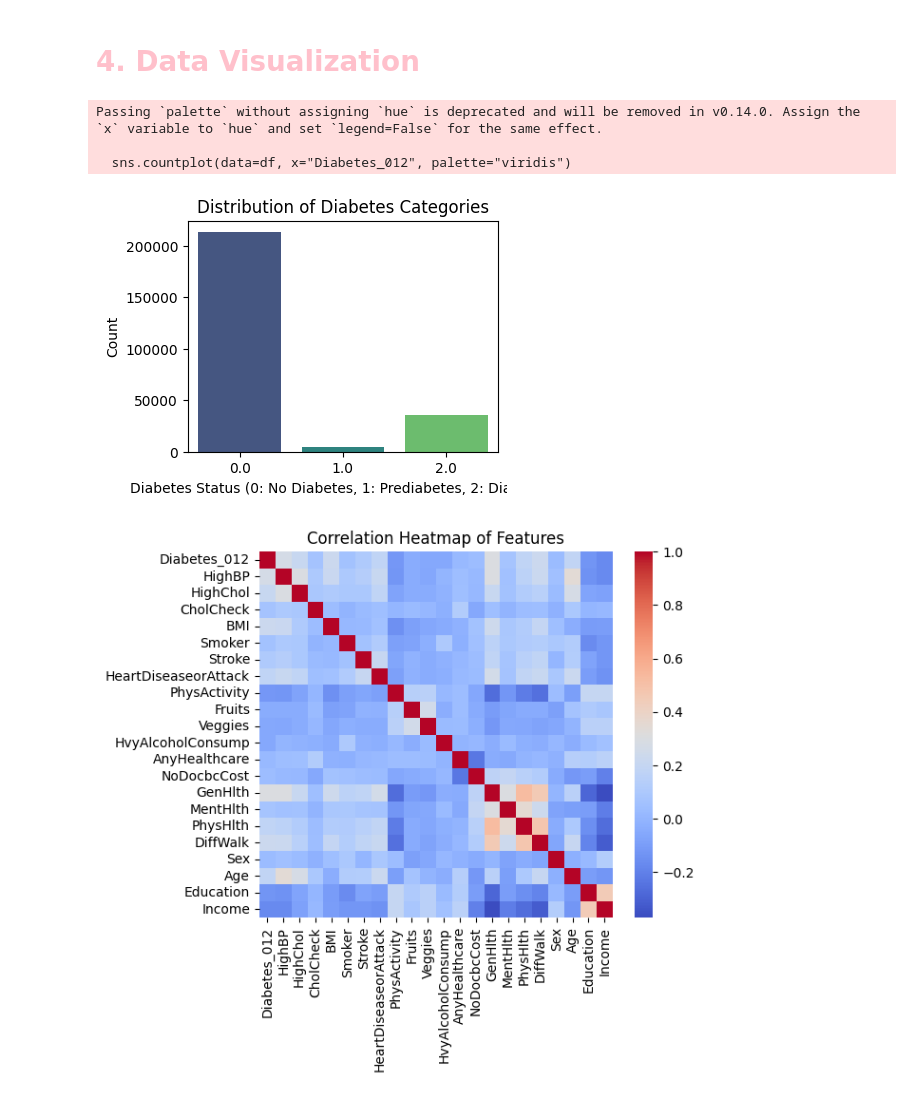
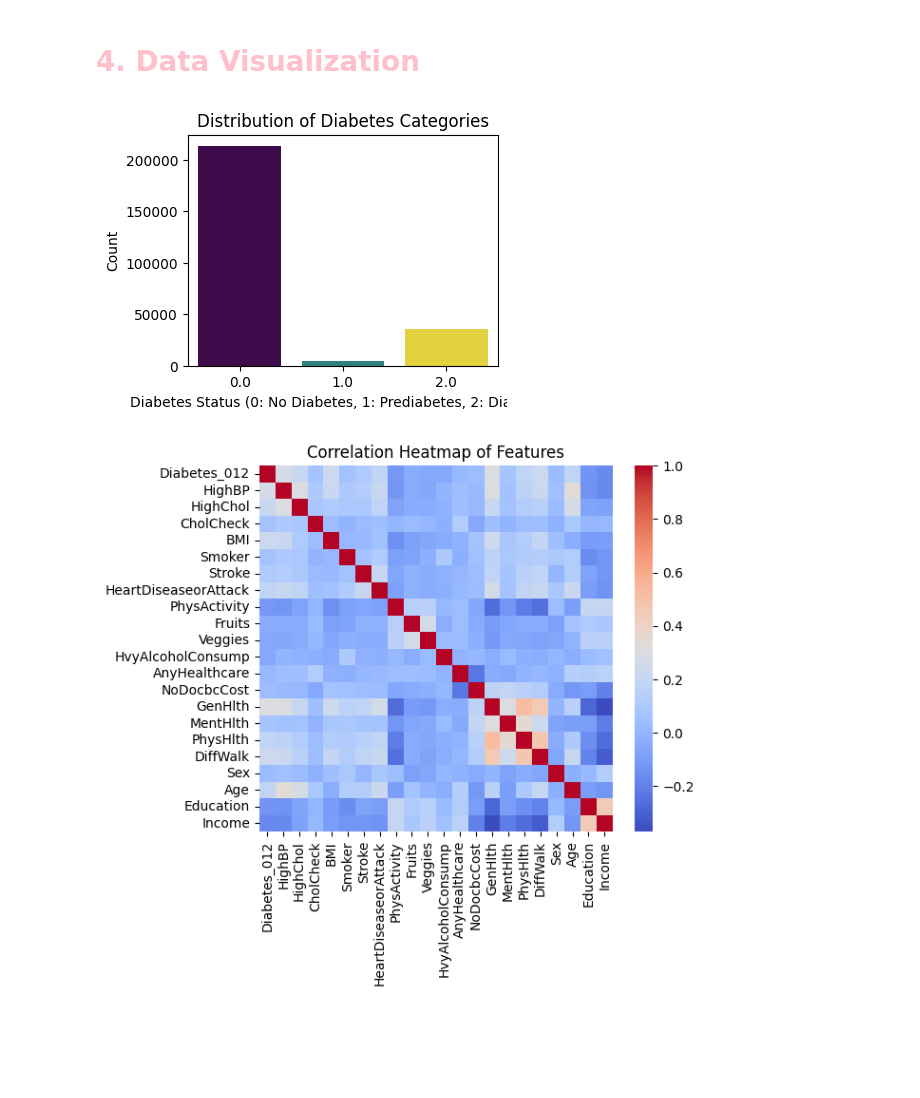
Before and after one commit to Anndischeh/Introduction-to-AI-Coursework, a Jupyter notebook: diabetes_data_analysis_and_modeling.ipynb, the cells around one changed output. Saved outputs shown, nothing was run; the diff lists cells and outputs as text; code cells hidden in the pictures; blank space fills up the shorter version.

Commit message:
Updated analysis and modeling in diabetes_data_analysis_and_modeling.ipynb

```diff
--- a/diabetes_data_analysis_and_modeling.ipynb
+++ b/diabetes_data_analysis_and_modeling.ipynb
@@ -96,27 +96,25 @@ df.describe()
 # %%
 # 1. Distribution of Diabetes_012 categories
 # Create a figure with a specific size
 plt.figure(figsize=(4, 3))
 
 # Create a count plot for the "Diabetes_012" column
-sns.countplot(data=df, x="Diabetes_012", palette="viridis")
+#sns.countplot(data=df, x="Diabetes_012", palette="viridis")
+sns.countplot(data=df, x="Diabetes_012", palette="viridis", hue="Diabetes_012", legend=False)
 
 # Set the title of the plot
 plt.title("Distribution of Diabetes Categories")
 
 # Label the x-axis
 plt.xlabel("Diabetes Status (0: No Diabetes, 1: Prediabetes, 2: Diabetes)")
 
 # Label the y-axis
 plt.ylabel("Count")
 
 # Display the plot
 plt.show()
 # %% [output]
-Passing `palette` without assigning `hue` is deprecated and will be removed in v0.14.0. Assign the `x` variable to `hue` and set `legend=False` for the same effect.
-
-  sns.countplot(data=df, x="Diabetes_012", palette="viridis")
-[figure, old version]
+[figure, new version]
 # %%
 # 2. Correlation heatmap
 # Create a figure with a specific size
```
